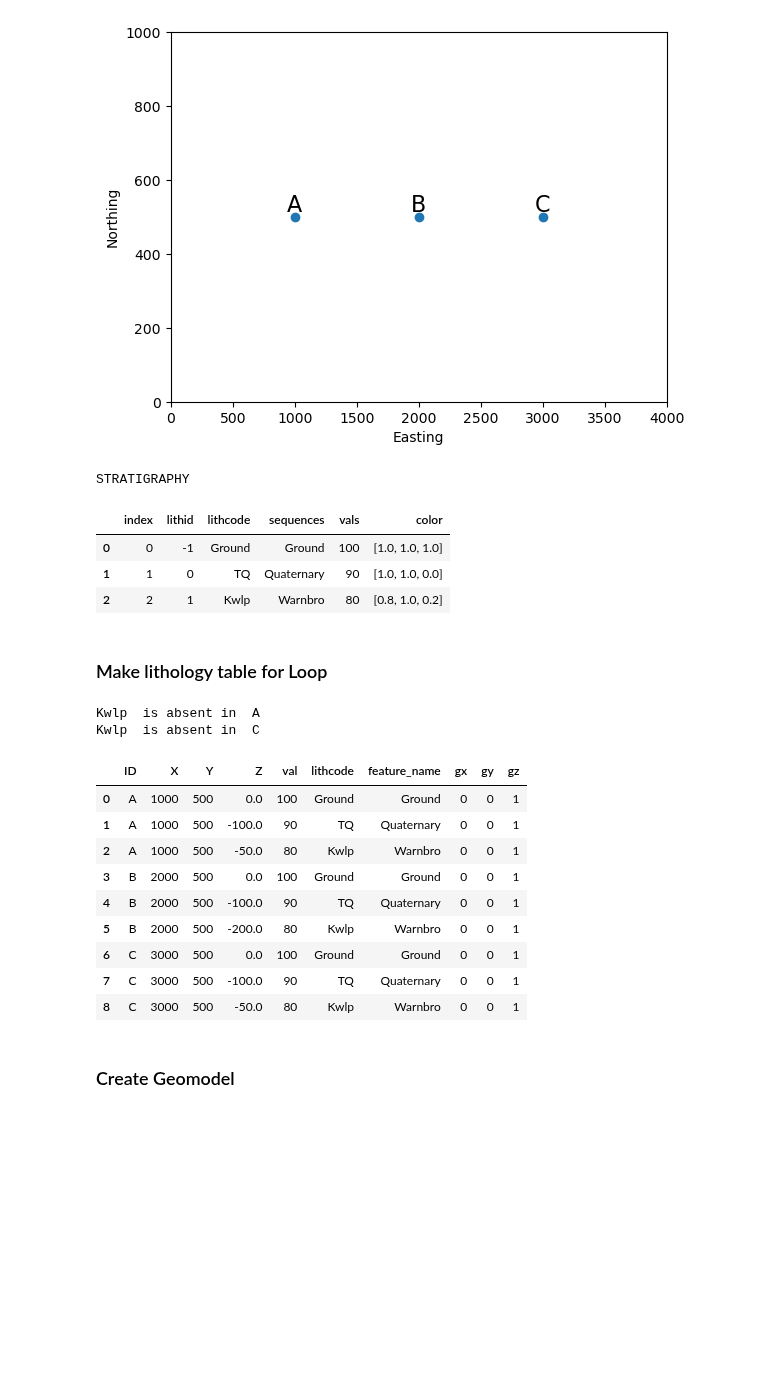
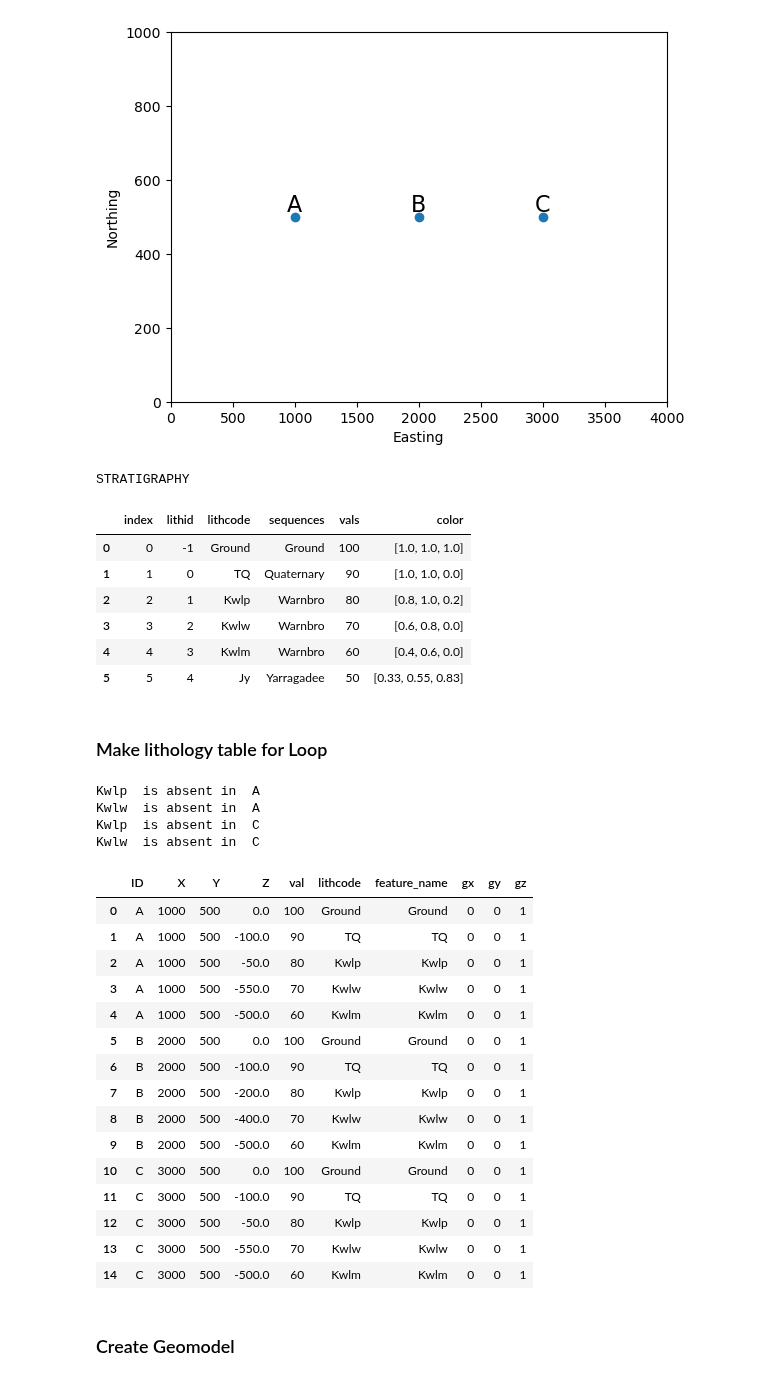
Before and after one commit to malvina-chmielarski/Otorowiri, a Jupyter notebook: Model/pinchout_simple.ipynb, the cells around one changed output. Saved outputs shown, nothing was run; the diff lists cells and outputs as text; code cells hidden in the pictures; blank space fills up the shorter version.

Commit message:
Added simple pinchout and modified Formation Picks

```diff
--- a/Model/pinchout_simple.ipynb
+++ b/Model/pinchout_simple.ipynb
@@ -9,9 +14,9 @@ bore_info = pd.read_excel("../Geological_data/Dwer_data\Formation picks.xls",she
 strat_info = pd.read_excel("../Geological_data/Dwer_data\Formation picks.xls",sheet_name = "strat_info2")
 # %%
 df = bore_info.copy()
-x0, x1, y0, y1, z0, z1 = 0, 4000, 0, 1000, -400, 200
+x0, x1, y0, y1, z0, z1 = 0, 4000, 0, 1000, -1000, 200
 df = df.drop(['Source'], axis=1)
-df = df.drop(['Tr','Tkm', 'Tk','Tkc','Jc','Kcom','Kps','Kpo','Kpc','Kcoh','Kcp','Kcl','Kcg', 'Kcm', 'Kcok','Kwg','Kws','Jy','Kwlw','Kwlm'], axis=1)
+df = df.drop(['Tr','Tkm', 'Tk','Tkc','Jc','Kcom','Kps','Kpo','Kpc','Kcoh','Kcp','Kcl','Kcg', 'Kcm', 'Kcok','Kwg','Kws'], axis=1)
 df = df.reset_index(drop=True)
 
 lithcodes = list(df.columns.values[3:])   # Make a list of formations
@@ -64,6 +69,9 @@ STRATIGRAPHY
 | 0 | 0 | -1 | Ground | Ground | 100 | [1.0, 1.0, 1.0] |
 | 1 | 1 | 0 | TQ | Quaternary | 90 | [1.0, 1.0, 0.0] |
 | 2 | 2 | 1 | Kwlp | Warnbro | 80 | [0.8, 1.0, 0.2] |
+| 3 | 3 | 2 | Kwlw | Warnbro | 70 | [0.6, 0.8, 0.0] |
+| 4 | 4 | 3 | Kwlm | Warnbro | 60 | [0.4, 0.6, 0.0] |
+| 5 | 5 | 4 | Jy | Yarragadee | 50 | [0.33, 0.55, 0.83] |
 # %% [markdown]
 ### Make lithology table for Loop
 # %%
@@ -77,65 +85,71 @@ for i in range(len(data_list)): #iterate for each row
     groundlevel = data_list[i][3]
 
     # Add data for groundlevel
     val = strat.vals[0]
-    #if boreid == 'B':
     gx, gy, gz = 0,0,1
-    #else:
-    #gx, gy, gz = np.nan, np.nan, np.nan
-
     formatted_data.append([boreid, easting, northing, groundlevel, val, 'Ground', 'Ground', gx, gy, gz])
+    #formatted_data.append([boreid, easting, northing, groundlevel, val, 'GroundUC','GroundUC', gx, gy, gz])
 
     # Add data row for each lithology
     count = 1
-    for j in range(4,df.shape[1]): #iterate through each formation
+    for j in range(4,df.shape[1]-1): #iterate through each formation
 
         # Add lithology
         if isinstance(data_list[i][j], numbers.Number) == True:
             bottom    = groundlevel + float(data_list[i][j])  # Ground surface - formation bottom (mbgl)
             val       = strat.vals[count]                      # designated isovalue
             lithid    = lithcodes[count]                       # lithology id
-            feat_name = strat.sequences[count]                 # sequence name
-            #if lithid == 'Kwlp' or lithid == 'Kwlm':
-            #else:
+            feat_name = str(lithid)                   # sequence name
+            gx, gy, gz = 0,0,1
+            formatted_data.append([boreid, easting, northing, bottom, val, lithid, feat_name, gx, gy, gz])
+            #formatted_data.append([boreid, easting, northing, bottom, val, str(lithid+'UC'), str(feat_name+'UC'), gx, gy, gz])
+            current_bottom = np.copy(bottom)
+
+        # For absent units, put in a dummy point in
+        else:
+            lithid    = lithcodes[count]                       # lithology id
+            print(lithid, ' is absent in ',boreid)
+
+            if lithid == 'Kwlp': # Pinch UP!
+                bottom    = current_bottom  + 50 # Can adjust the value later, or make parameter
+
+            if lithid == 'Kwlw': # Pinch DOWN
+                bot_underlying = groundlevel + float(data_list[i][j+1]) # Find bottom of underlying unit
+                bottom    = bot_underlying - 50 # Can adjust the value later, or make parameter
+
+            val       = strat.vals[count]             # designated isovalue
+            feat_name = str(lithid)                   # sequence name
             gx, gy, gz = 0,0,1
             formatted_data.append([boreid, easting, northing, bottom, val, lithid, feat_name, gx, gy, gz])
 
-    # For absent units, put in a dummy point in
-        else:
-            lithid    = lithcodes[count]                       # lithology id
-            print(lithid, ' is absent in ',boreid)
-            if lithid == 'Kwlp':
-
-                bottom    = current_bottom  + 50
-            if lithid == 'Kwlm':
-                bottom    = current_bottom
-            val       = strat.vals[count]                      # designated isovalue
-
-            feat_name = strat.sequences[count]                 # sequence name
-            gx, gy, gz = 0,0,1
-            formatted_data.append([boreid, easting, northing, bottom, val, lithid, feat_name, gx, gy, gz])
-
-        current_bottom = np.copy(bottom)
         count+=1
 
 data = pd.DataFrame(formatted_data)
 data.columns =['ID','X','Y','Z','val','lithcode','feature_name', 'gx', 'gy', 'gz']
 
 sequences = data['feature_name'].unique()
 data
 # %% [output]
 Kwlp  is absent in  A
+Kwlw  is absent in  A
 Kwlp  is absent in  C
+Kwlw  is absent in  C
 |  | ID | X | Y | Z | val | lithcode | feature_name | gx | gy | gz |
 | 0 | A | 1000 | 500 | 0.0 | 100 | Ground | Ground | 0 | 0 | 1 |
-| 1 | A | 1000 | 500 | -100.0 | 90 | TQ | Quaternary | 0 | 0 | 1 |
-| 2 | A | 1000 | 500 | -50.0 | 80 | Kwlp | Warnbro | 0 | 0 | 1 |
-| 3 | B | 2000 | 500 | 0.0 | 100 | Ground | Ground | 0 | 0 | 1 |
-| 4 | B | 2000 | 500 | -100.0 | 90 | TQ | Quaternary | 0 | 0 | 1 |
-| 5 | B | 2000 | 500 | -200.0 | 80 | Kwlp | Warnbro | 0 | 0 | 1 |
-| 6 | C | 3000 | 500 | 0.0 | 100 | Ground | Ground | 0 | 0 | 1 |
-| 7 | C | 3000 | 500 | -100.0 | 90 | TQ | Quaternary | 0 | 0 | 1 |
-| 8 | C | 3000 | 500 | -50.0 | 80 | Kwlp | Warnbro | 0 | 0 | 1 |
+| 1 | A | 1000 | 500 | -100.0 | 90 | TQ | TQ | 0 | 0 | 1 |
+| 2 | A | 1000 | 500 | -50.0 | 80 | Kwlp | Kwlp | 0 | 0 | 1 |
+| 3 | A | 1000 | 500 | -550.0 | 70 | Kwlw | Kwlw | 0 | 0 | 1 |
+| 4 | A | 1000 | 500 | -500.0 | 60 | Kwlm | Kwlm | 0 | 0 | 1 |
+| 5 | B | 2000 | 500 | 0.0 | 100 | Ground | Ground | 0 | 0 | 1 |
+| 6 | B | 2000 | 500 | -100.0 | 90 | TQ | TQ | 0 | 0 | 1 |
+| 7 | B | 2000 | 500 | -200.0 | 80 | Kwlp | Kwlp | 0 | 0 | 1 |
+| 8 | B | 2000 | 500 | -400.0 | 70 | Kwlw | Kwlw | 0 | 0 | 1 |
+| 9 | B | 2000 | 500 | -500.0 | 60 | Kwlm | Kwlm | 0 | 0 | 1 |
+| 10 | C | 3000 | 500 | 0.0 | 100 | Ground | Ground | 0 | 0 | 1 |
+| 11 | C | 3000 | 500 | -100.0 | 90 | TQ | TQ | 0 | 0 | 1 |
+| 12 | C | 3000 | 500 | -50.0 | 80 | Kwlp | Kwlp | 0 | 0 | 1 |
+| 13 | C | 3000 | 500 | -550.0 | 70 | Kwlw | Kwlw | 0 | 0 | 1 |
+| 14 | C | 3000 | 500 | -500.0 | 60 | Kwlm | Kwlm | 0 | 0 | 1 |
 # %%
 for lith in lithcodes:
     filtered_df = data[data.lithcode == lith]
```
Also changed, not shown: parts of 19 cells of this notebook, 2 other files.
